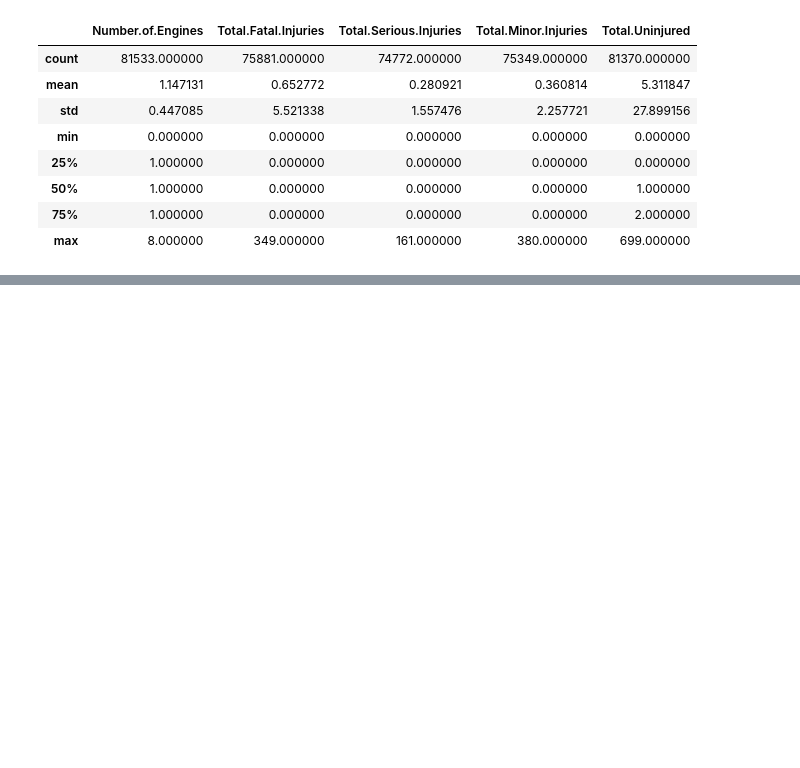
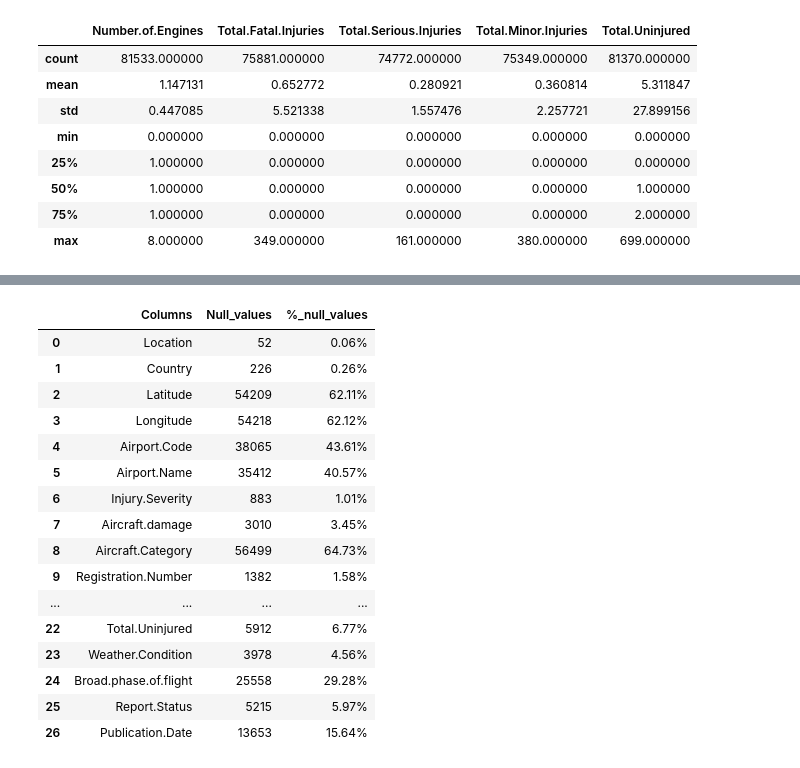
Before and after one commit to thisaraniNJ/Aircraft_Damage_Prediction, a Jupyter notebook: Aircraft_Damage_Prediction.ipynb, the cells around one changed output, grey strips where cells are left out. Cells and saved outputs as stored; diff of their text form; code cells hidden in the pictures; blank space fills up the shorter version.

```diff
--- a/Aircraft_Damage_Prediction.ipynb
+++ b/Aircraft_Damage_Prediction.ipynb
@@ -87,0 +97,4 @@ Aviation.describe(include='object', exclude='number')
+# %%
+# Check for missing values
+miss_values=Aviation.isnull().sum()
+miss_values[miss_values>0]
@@ -87,0 +132,29 @@ Aviation.describe(include='object', exclude='number')
+# %%
+Null_values = pd.DataFrame() # Create an empty Dataframe to store columns and their null values
+
+Null_values['Columns'] = miss_values[miss_values>0].index.tolist()
+Null_values['Null_values']=miss_values[miss_values>0].values.tolist()
+
+# Displaying the percentage of null values for each column and add them to the Null_vlaues dataframe
+pct_null_values = list((Aviation.isnull().sum() [Aviation.isnull().sum()>0].values/Aviation.shape[0]*100).round(2))
+Null_values['%_null_values']= [str(i)+ '%' for i in pct_null_values]
+# %%
+Null_values
+# %% [output]
+|  | Columns | Null_values | %_null_values |
+| 0 | Location | 52 | 0.06% |
+| 1 | Country | 226 | 0.26% |
+| 2 | Latitude | 54209 | 62.11% |
+| 3 | Longitude | 54218 | 62.12% |
+| 4 | Airport.Code | 38065 | 43.61% |
+| 5 | Airport.Name | 35412 | 40.57% |
+| 6 | Injury.Severity | 883 | 1.01% |
+| 7 | Aircraft.damage | 3010 | 3.45% |
+| 8 | Aircraft.Category | 56499 | 64.73% |
+| 9 | Registration.Number | 1382 | 1.58% |
+| ... | ... | ... | ... |
+| 22 | Total.Uninjured | 5912 | 6.77% |
+| 23 | Weather.Condition | 3978 | 4.56% |
+| 24 | Broad.phase.of.flight | 25558 | 29.28% |
+| 25 | Report.Status | 5215 | 5.97% |
+| 26 | Publication.Date | 13653 | 15.64% |
```
Also changed, not shown: parts of 18 cells of this notebook.
